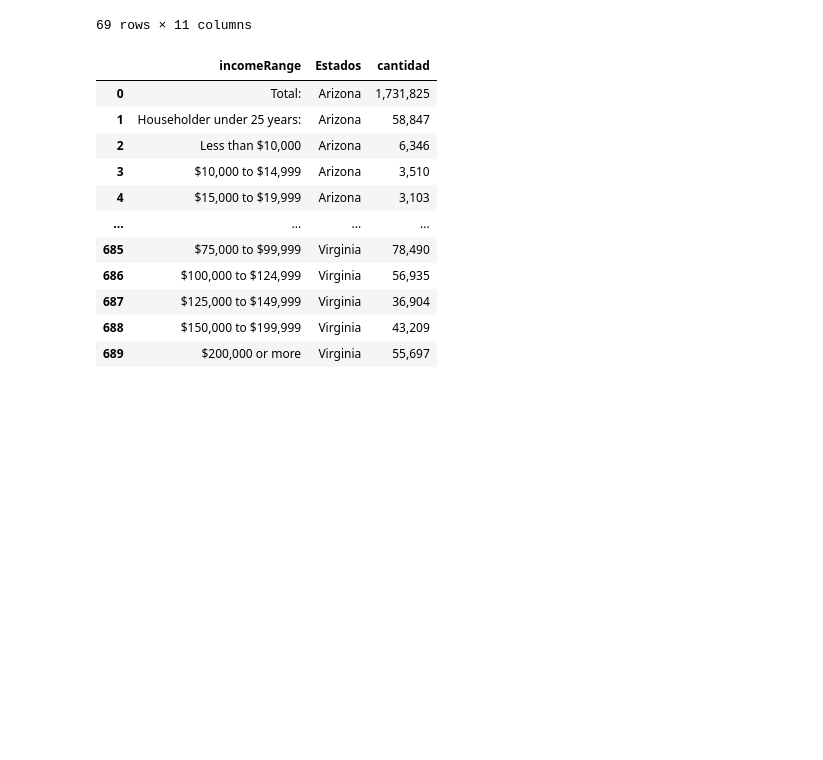
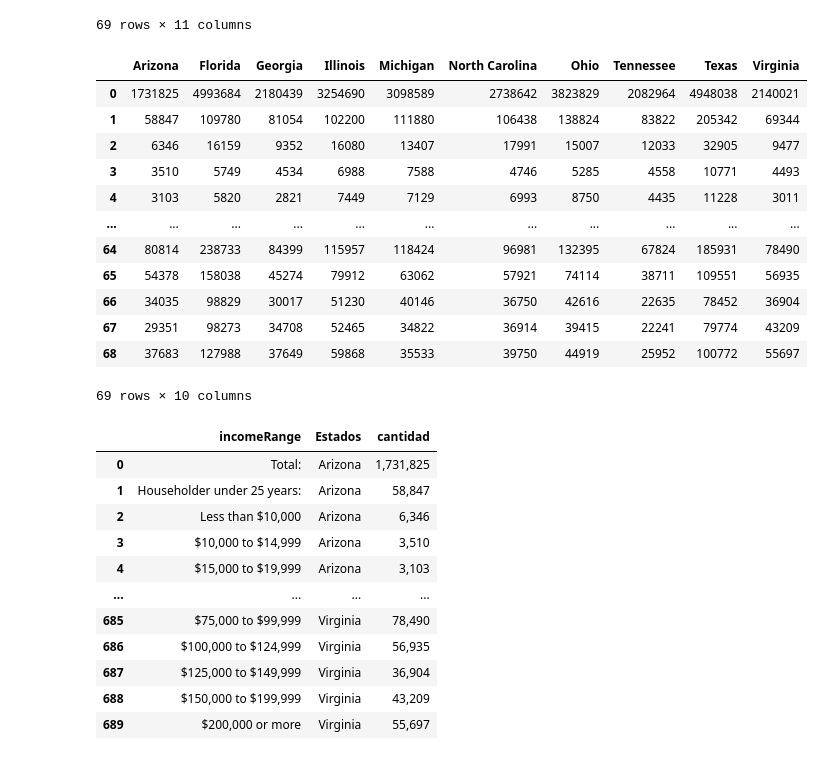
Before and after one commit to CarlosAlvarado-git/Proyecto_Final_BI, a Jupyter notebook: censusData.ipynb, the cells around one changed output. Saved outputs shown, nothing was run; the diff lists cells and outputs as text; code cells hidden in the pictures; blank space fills up the shorter version.

```diff
--- a/censusData.ipynb
+++ b/censusData.ipynb
@@ -256,6 +256,23 @@ income
 | 67 | $150,000 to $199,999 | 29,351 | 98,273 | 34,708 | 52,465 | 34,822 | 36,914 | 39,415 | 22,241 | ... |
 | 68 | $200,000 or more | 37,683 | 127,988 | 37,649 | 59,868 | 35,533 | 39,750 | 44,919 | 25,952 | ... |
 69 rows × 11 columns
+# %%
+
+income.iloc[:,1:].apply(lambda x: x.str.replace(',', '')).astype(int)
+# %% [output]
+|  | Arizona | Florida | Georgia | Illinois | Michigan | North Carolina | Ohio | Tennessee | Texas | Virginia |
+| 0 | 1731825 | 4993684 | 2180439 | 3254690 | 3098589 | 2738642 | 3823829 | 2082964 | 4948038 | 2140021 |
+| 1 | 58847 | 109780 | 81054 | 102200 | 111880 | 106438 | 138824 | 83822 | 205342 | 69344 |
+| 2 | 6346 | 16159 | 9352 | 16080 | 13407 | 17991 | 15007 | 12033 | 32905 | 9477 |
+| 3 | 3510 | 5749 | 4534 | 6988 | 7588 | 4746 | 5285 | 4558 | 10771 | 4493 |
+| 4 | 3103 | 5820 | 2821 | 7449 | 7129 | 6993 | 8750 | 4435 | 11228 | 3011 |
+| ... | ... | ... | ... | ... | ... | ... | ... | ... | ... | ... |
+| 64 | 80814 | 238733 | 84399 | 115957 | 118424 | 96981 | 132395 | 67824 | 185931 | 78490 |
+| 65 | 54378 | 158038 | 45274 | 79912 | 63062 | 57921 | 74114 | 38711 | 109551 | 56935 |
+| 66 | 34035 | 98829 | 30017 | 51230 | 40146 | 36750 | 42616 | 22635 | 78452 | 36904 |
+| 67 | 29351 | 98273 | 34708 | 52465 | 34822 | 36914 | 39415 | 22241 | 79774 | 43209 |
+| 68 | 37683 | 127988 | 37649 | 59868 | 35533 | 39750 | 44919 | 25952 | 100772 | 55697 |
+69 rows × 10 columns
 # %%
 income = income.melt('incomeRange', var_name='Estados', value_name='cantidad')
 income
```
Also changed, not shown: parts of 12 cells of this notebook.
